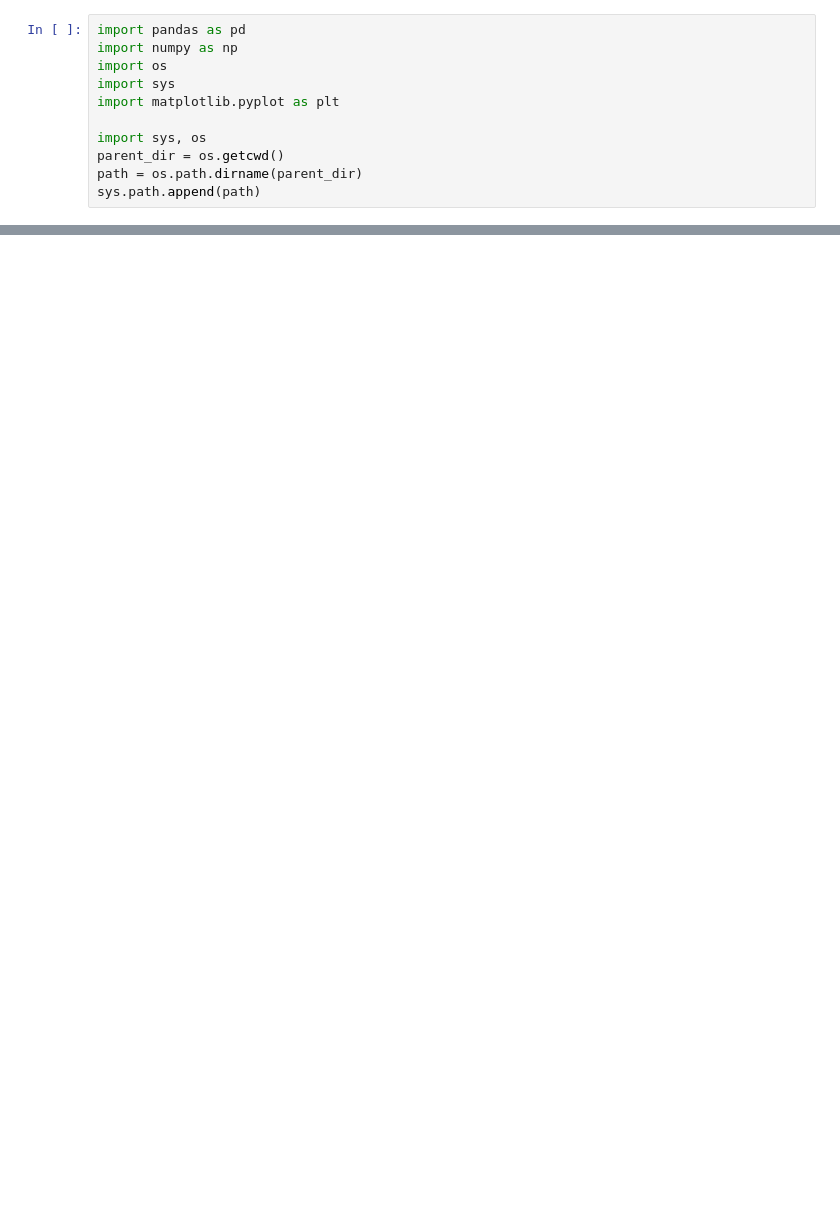
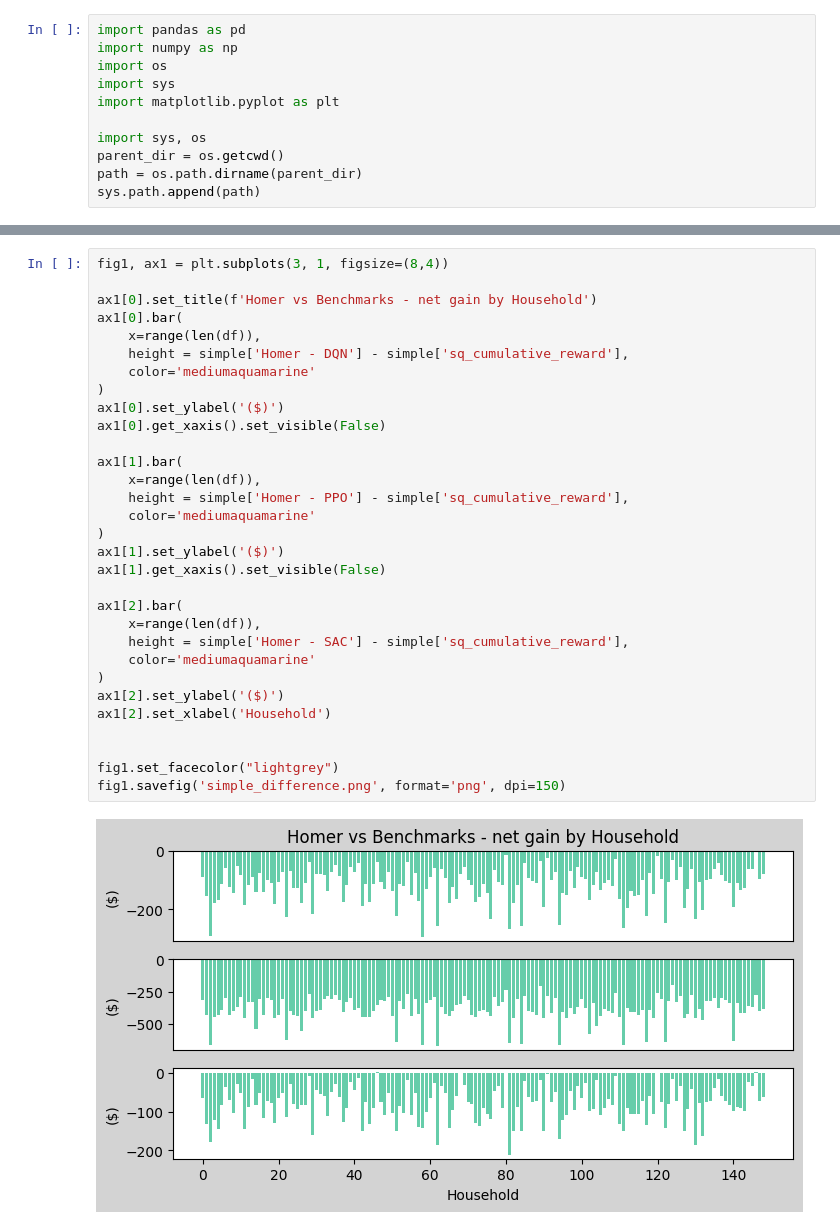
Before and after one commit to bcormier1/home-energy-optimizer, a Jupyter notebook: experiments/plot summary.ipynb, the cells around one changed output, grey strips where cells are left out. Cells and saved outputs as stored; diff of their text form; blank space fills up the shorter version.

```diff
--- a/experiments/plot summary.ipynb
+++ b/experiments/plot summary.ipynb
@@ -103,0 +101,33 @@ agg_df
+# %%
+fig1, ax1 = plt.subplots(3, 1, figsize=(8,4))
+
+ax1[0].set_title(f'Homer vs Benchmarks - net gain by Household')
+ax1[0].bar(
+    x=range(len(df)),
+    height = simple['Homer - DQN'] - simple['sq_cumulative_reward'],
+    color='mediumaquamarine'
+)
+ax1[0].set_ylabel('($)')
+ax1[0].get_xaxis().set_visible(False)
+
+ax1[1].bar(
+    x=range(len(df)),
+    height = simple['Homer - PPO'] - simple['sq_cumulative_reward'],
+    color='mediumaquamarine'
+)
+ax1[1].set_ylabel('($)')
+ax1[1].get_xaxis().set_visible(False)
+
+ax1[2].bar(
+    x=range(len(df)),
+    height = simple['Homer - SAC'] - simple['sq_cumulative_reward'],
+    color='mediumaquamarine'
+)
+ax1[2].set_ylabel('($)')
+ax1[2].set_xlabel('Household')
+
+
+fig1.set_facecolor("lightgrey")
+fig1.savefig('simple_difference.png', format='png', dpi=150)
+# %% [output]
+[figure, added]
```
Also changed, not shown: parts of 31 cells of this notebook, 44 other files.
